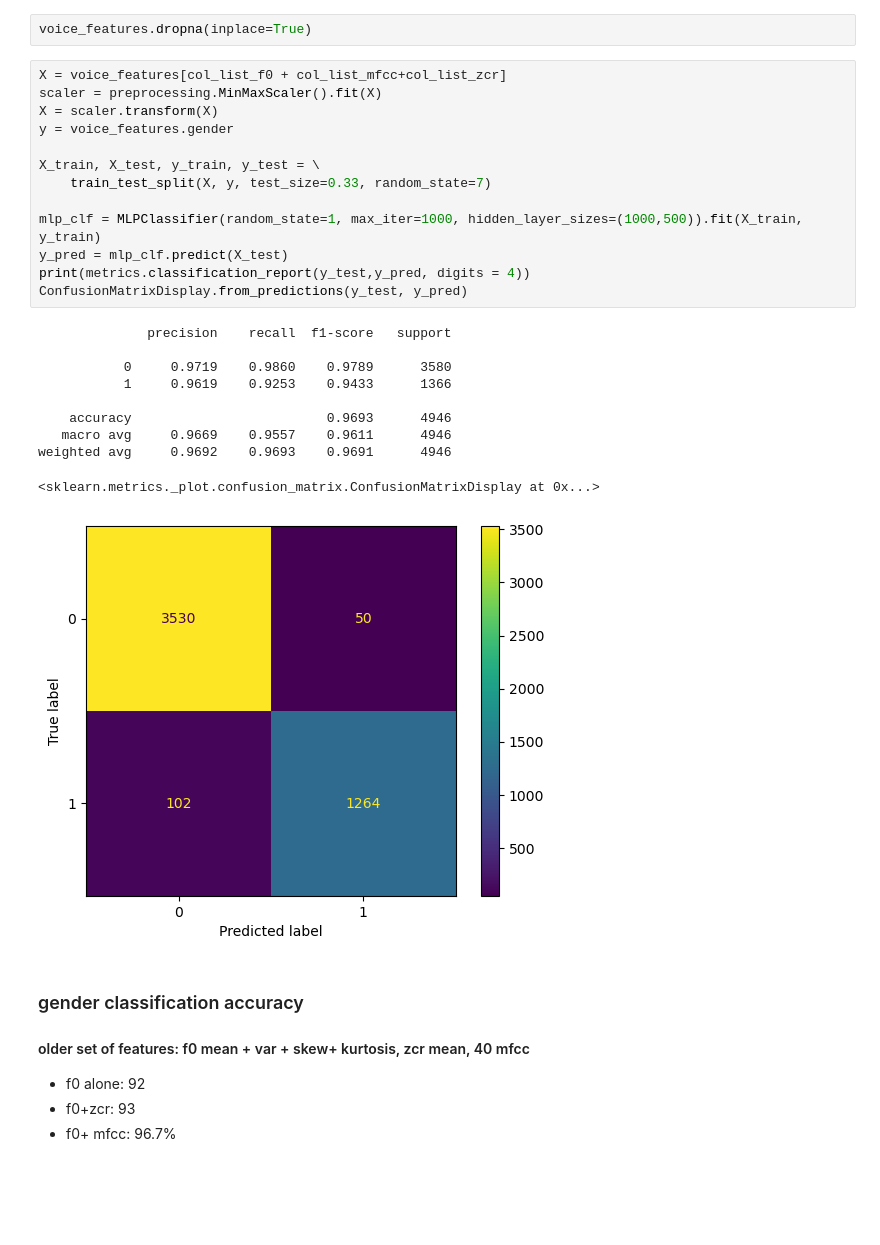
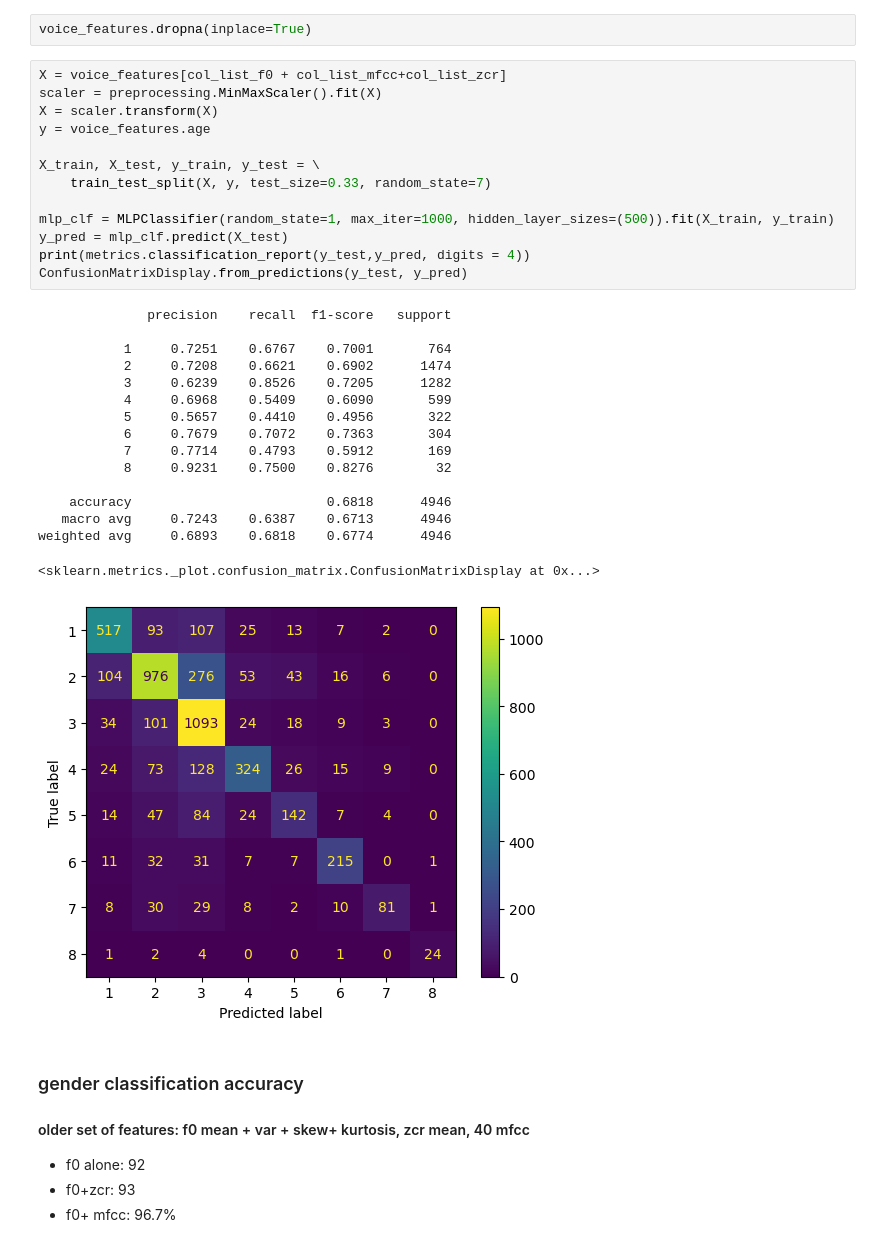
Before and after one commit to yingli/applieddatascience, a Jupyter notebook: sample_code/NB33_voice_classification.ipynb, the cells around one changed output. Saved outputs shown, nothing was run; the diff lists cells and outputs as text; blank space fills up the shorter version.

```diff
--- a/sample_code/NB33_voice_classification.ipynb
+++ b/sample_code/NB33_voice_classification.ipynb
@@ -61,27 +61,33 @@ voice_features.dropna(inplace=True)
 # %%
 X = voice_features[col_list_f0 + col_list_mfcc+col_list_zcr]
 scaler = preprocessing.MinMaxScaler().fit(X)
 X = scaler.transform(X)
-y = voice_features.gender
+y = voice_features.age
 
 X_train, X_test, y_train, y_test = \
     train_test_split(X, y, test_size=0.33, random_state=7)
 
-mlp_clf = MLPClassifier(random_state=1, max_iter=1000, hidden_layer_sizes=(1000,500)).fit(X_train, y_train)
+mlp_clf = MLPClassifier(random_state=1, max_iter=1000, hidden_layer_sizes=(500)).fit(X_train, y_train)
 y_pred = mlp_clf.predict(X_test)
 print(metrics.classification_report(y_test,y_pred, digits = 4))
 ConfusionMatrixDisplay.from_predictions(y_test, y_pred)
 # %% [output]
               precision    recall  f1-score   support
 
-           0     0.9719    0.9860    0.9789      3580
-           1     0.9619    0.9253    0.9433      1366
+           1     0.7251    0.6767    0.7001       764
+           2     0.7208    0.6621    0.6902      1474
+           3     0.6239    0.8526    0.7205      1282
+           4     0.6968    0.5409    0.6090       599
+           5     0.5657    0.4410    0.4956       322
+           6     0.7679    0.7072    0.7363       304
+           7     0.7714    0.4793    0.5912       169
+           8     0.9231    0.7500    0.8276        32
 
-    accuracy                         0.9693      4946
-   macro avg     0.9669    0.9557    0.9611      4946
-weighted avg     0.9692    0.9693    0.9691      4946
+    accuracy                         0.6818      4946
+   macro avg     0.7243    0.6387    0.6713      4946
+weighted avg     0.6893    0.6818    0.6774      4946
 <sklearn.metrics._plot.confusion_matrix.ConfusionMatrixDisplay at 0x...>
-[figure, old version]
+[figure, new version]
 # %% [markdown]
 ### gender classification accuracy
 #### older set of features: f0 mean + var + skew+ kurtosis, zcr mean, 40 mfcc
```
Also changed, not shown: 2 other files.
